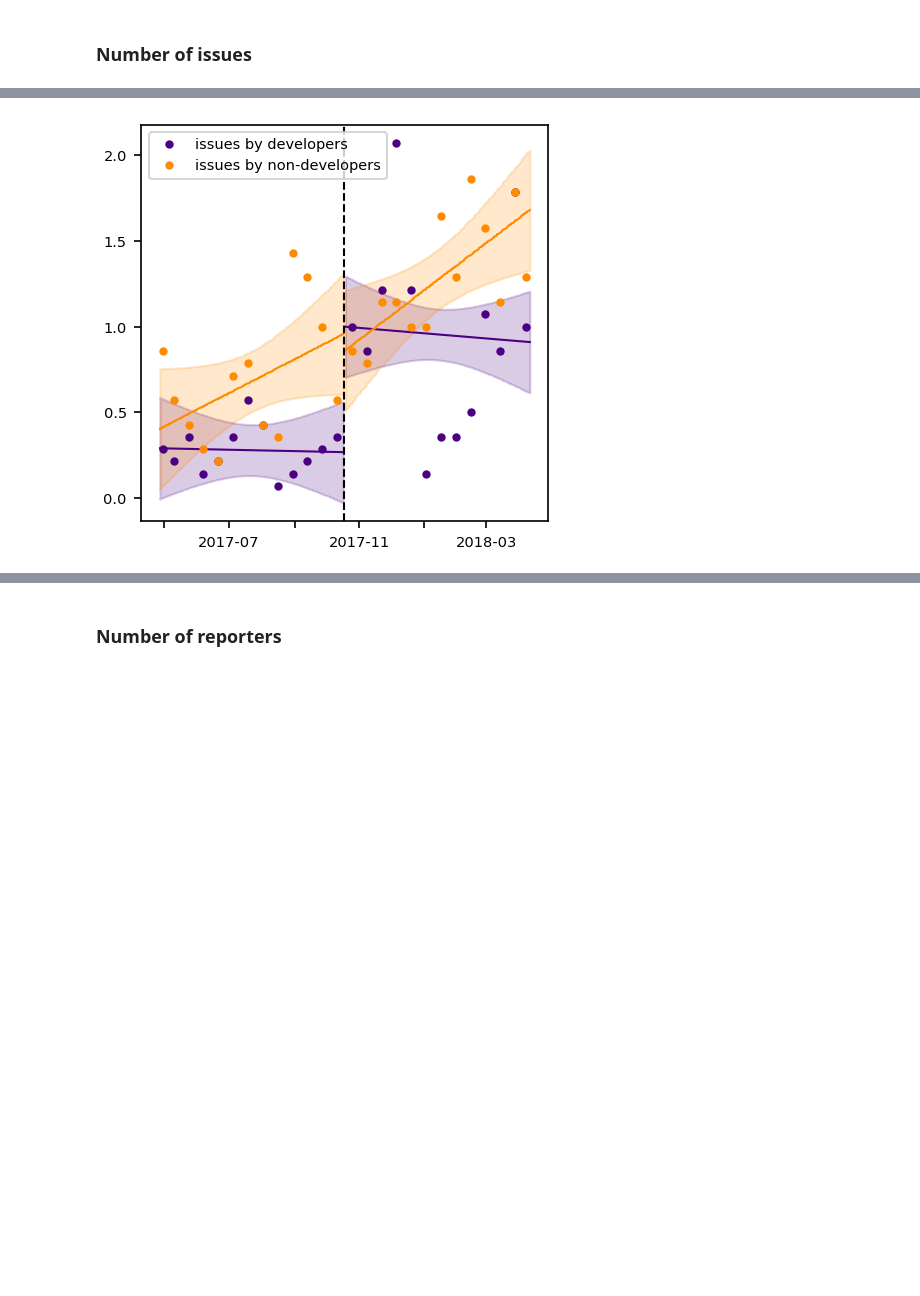
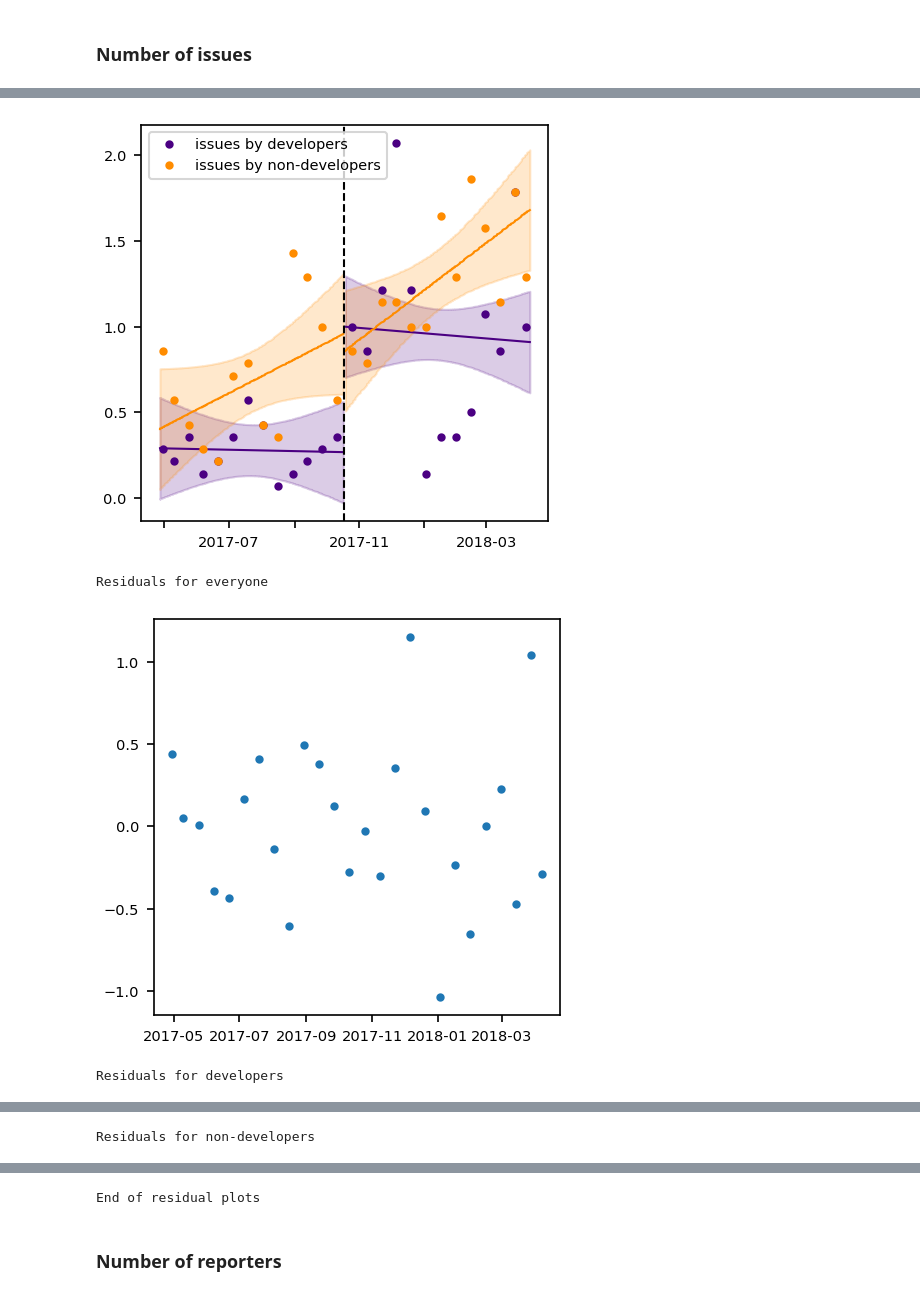
Before and after one commit to Zimmi48/impact-of-switching-bug-trackers, a Jupyter notebook: analysis/GitHub_migration.ipynb, the cells around one changed output, grey strips where cells are left out. Drawn from its saved outputs; the diff is of its cells as text; code cells hidden in the pictures; blank space fills up the shorter version.

```diff
--- a/analysis/GitHub_migration.ipynb
+++ b/analysis/GitHub_migration.ipynb
@@ -1386,7 +1381,7 @@ def plot_conf_int(index,results,color,label=''):
   plt.fill_between(index[:periods],low_CI[:periods],upper_CI[:periods],color=color,alpha=0.2,label=label)
   plt.fill_between(index[periods:],low_CI[periods:],upper_CI[periods:],color=color,alpha=0.2,label=label)
 # %%
-def hetero_analysis(rd_data,variable,label_all,label_dev,label_others,periods,degree=1,filename=None,cluster_var=None,switch_date=switch_date):
+def hetero_analysis(rd_data,variable,label_all,label_dev,label_others,periods,degree=1,filename=None,cluster_var=None,switch_date=switch_date,plot_residuals=False):
 
   rd_data = select_periods(rd_data,periods)
 
@@ -1423,6 +1418,19 @@ def hetero_analysis(rd_data,variable,label_all,label_dev,label_others,periods,de
     plt.savefig(f'{filename}.png')
 
   plt.show()
+
+  if plot_residuals:
+    print("Residuals for everyone")
+    # We plot one point for each two-week period so we compute the corresponding residual as a difference of average values
+    plt.plot(plot_data[variable]-average(rd_data.assign(count=everyone.predict()),'reldate_2W')['count'],'.')
+    plt.show()
+    print("Residuals for developers")
+    plt.plot(plot_data[f'dev_{variable}']-average(rd_data.assign(count=devs.predict()),'reldate_2W')['count'],'.')
+    plt.show()
+    print("Residuals for non-developers")
+    plt.plot(plot_data[f'other_{variable}']-average(rd_data.assign(count=others.predict()),'reldate_2W')['count'],'.')
+    plt.show()
+    print("End of residual plots")
 
   # Now let's write some LaTeX files with these tables
 
@@ -1513,29 +1521,33 @@ def homo_analysis(rd_data,variable,periods,label='',degree=1,cluster_var=None,sw
 # %%
 hetero_analysis(
     issues_1D,
     'count',
     'issues by everyone',
     'issues by developers',
     'issues by non-developers',
     periods=175,
-    filename='../article/bug_nb_rd'
+    filename='../article/bug_nb_rd',
+    plot_residuals=True
 )
 # %% [output]
 Outcome variable:       count
 No of observations:     350.0
                         coef            std err         P>|t|
 -----------------------------------------------------------------
 after switch             0.629          (0.354)         0.076
 after switch*reldate     0.00114        (0.00341)       0.738
 reldate                  0.00305        (0.00182)       0.0925
 constant                 1.23 ***       (0.21)          5.03e-09
 
 
 Outcome variable:       dev_count
 No of observations:     350.0
 ... (12 lines left out)
 after switch             -0.101         (0.244)         0.678
 after switch*reldate     0.00152        (0.00245)       0.533
 reldate                  0.00318 *      (0.00157)       0.0419
 constant                 0.96 ***       (0.181)         1.16e-07
 [figure]
+Residuals for everyone
+[figure, added]
+Residuals for developers
@@ -1541,0 +1555 @@ constant                 0.96 ***       (0.181)         1.16e-07
+Residuals for non-developers
@@ -1542,3 +1557,4 @@ constant                 0.96 ***       (0.181)         1.16e-07
+End of residual plots
 # %% [markdown]
 ### Number of  reporters
 # %%
```
Also changed, not shown: parts of 33 cells of this notebook.
